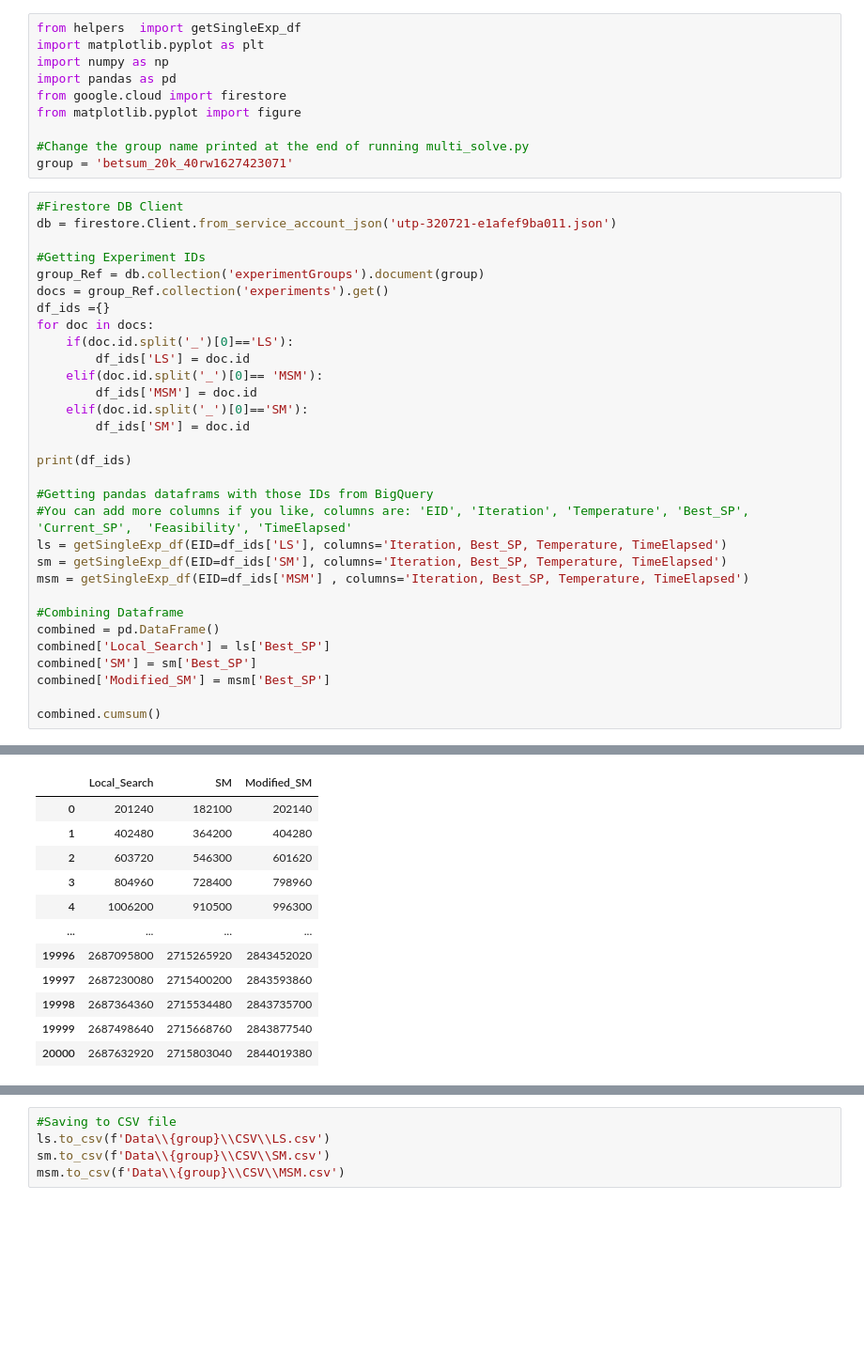
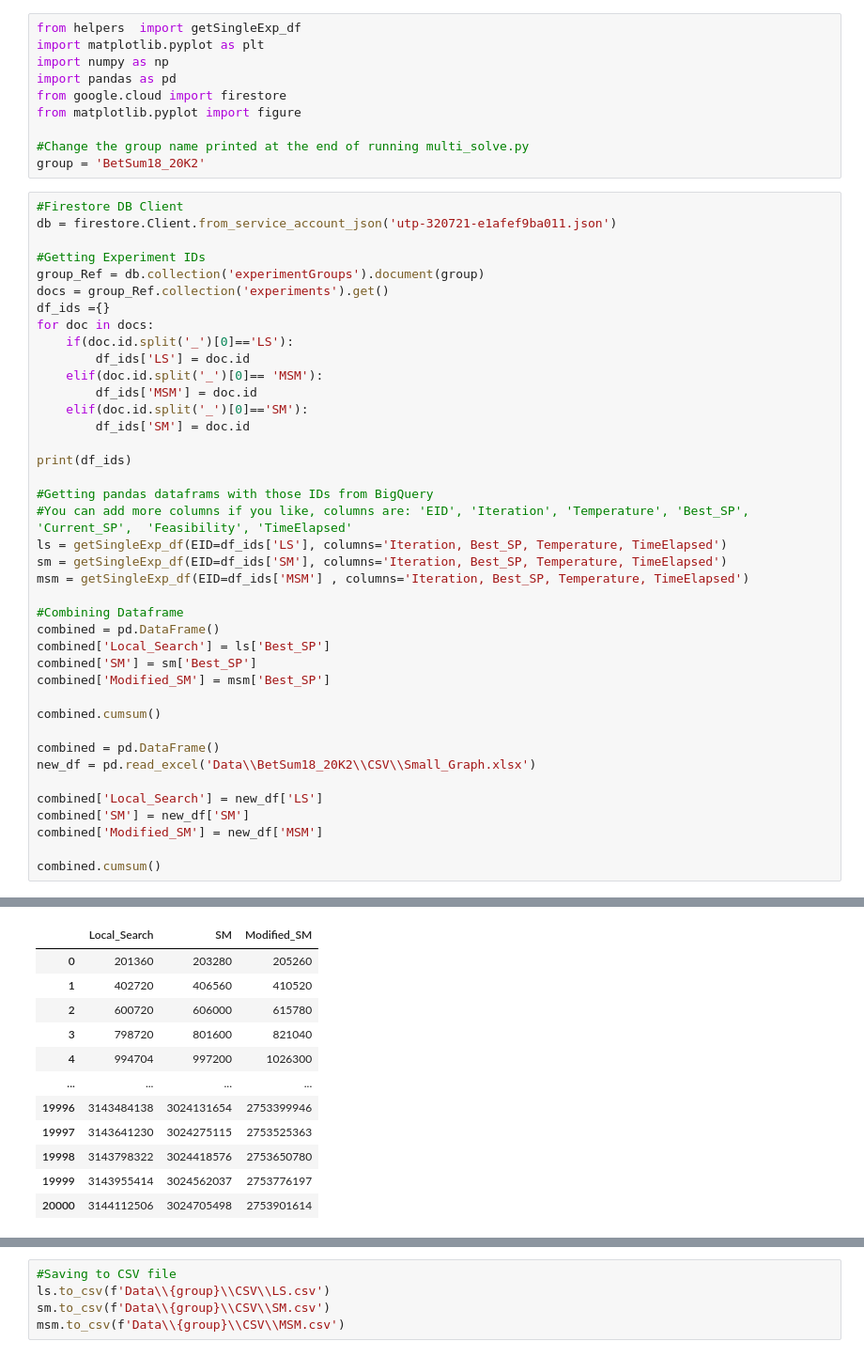
Before and after one commit to arun-baby/university-time-scheduling, a Jupyter notebook: Plotting.ipynb, the cells around one changed output, grey strips where cells are left out. Shown at 94% size. Drawn from its saved outputs; the diff is of its cells as text; blank space fills up the shorter version.

```diff
--- a/Plotting.ipynb
+++ b/Plotting.ipynb
@@ -7,7 +7,7 @@ from google.cloud import firestore
 from matplotlib.pyplot import figure
 
 #Change the group name printed at the end of running multi_solve.py
-group = 'betsum_20k_40rw1627423071'
+group = 'BetSum18_20K2'
 # %%
 #Firestore DB Client
 db = firestore.Client.from_service_account_json('utp-320721-e1afef9ba011.json')
@@ -39,4 +39,13 @@ combined['SM'] = sm['Best_SP']
 combined['Modified_SM'] = msm['Best_SP']
 
 combined.cumsum()
+
+combined = pd.DataFrame()
+new_df = pd.read_excel('Data\\BetSum18_20K2\\CSV\\Small_Graph.xlsx')
+
+combined['Local_Search'] = new_df['LS']
+combined['SM'] = new_df['SM']
+combined['Modified_SM'] = new_df['MSM']
+
+combined.cumsum()
 # %% [output]
@@ -47,15 +56,15 @@ Getting data from experiment MSM_1627423071, with columns Iteration, Best_SP, Te
 |  | Local_Search | SM | Modified_SM |
-| 0 | 201240 | 182100 | 202140 |
-| 1 | 402480 | 364200 | 404280 |
-| 2 | 603720 | 546300 | 601620 |
-| 3 | 804960 | 728400 | 798960 |
-| 4 | 1006200 | 910500 | 996300 |
+| 0 | 201360 | 203280 | 205260 |
+| 1 | 402720 | 406560 | 410520 |
+| 2 | 600720 | 606000 | 615780 |
+| 3 | 798720 | 801600 | 821040 |
+| 4 | 994704 | 997200 | 1026300 |
 | ... | ... | ... | ... |
-| 19996 | 2687095800 | 2715265920 | 2843452020 |
-| 19997 | 2687230080 | 2715400200 | 2843593860 |
-| 19998 | 2687364360 | 2715534480 | 2843735700 |
-| 19999 | 2687498640 | 2715668760 | 2843877540 |
-| 20000 | 2687632920 | 2715803040 | 2844019380 |
+| 19996 | 3143484138 | 3024131654 | 2753399946 |
+| 19997 | 3143641230 | 3024275115 | 2753525363 |
+| 19998 | 3143798322 | 3024418576 | 2753650780 |
+| 19999 | 3143955414 | 3024562037 | 2753776197 |
+| 20000 | 3144112506 | 3024705498 | 2753901614 |
 20001 rows × 3 columns
 # %%
 #Creating Path under group name
```
Also changed, not shown: parts of 2 cells of this notebook, 29 other files.
